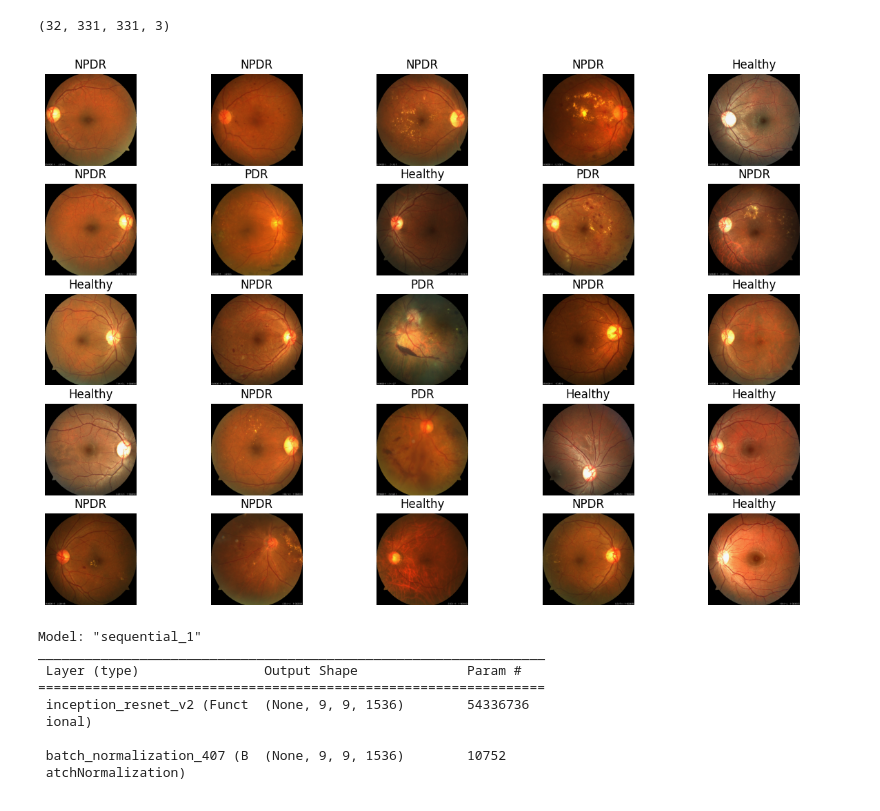
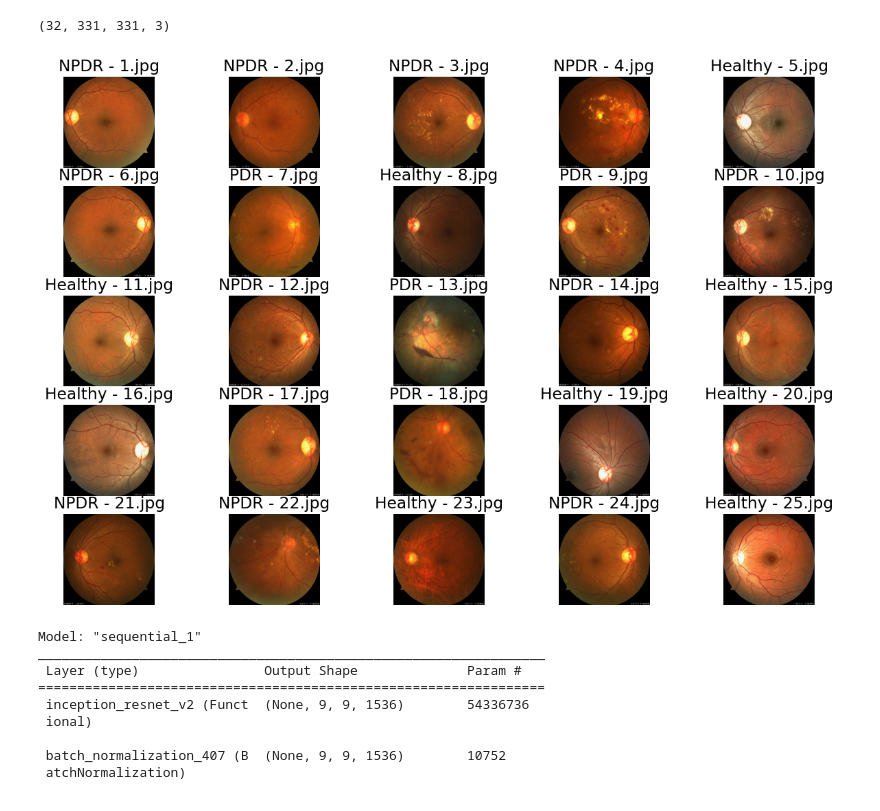
Before and after one commit to yiyangjessieyu/Deep-Learning-Image-Classifier, a Jupyter notebook: image_classifier_multi.ipynb, the cells around one changed output. Saved outputs shown, nothing was run; the diff lists cells and outputs as text; code cells hidden in the pictures.

```diff
--- a/image_classifier_multi.ipynb
+++ b/image_classifier_multi.ipynb
@@ -134,35 +134,32 @@ Found 32 validated image filenames belonging to 3 classes.
 # %%
 # Plot images
 
 a = train_generator.class_indices
 class_names = list(a.keys()) # storing class names in a list
 
 
-def plot_images(img, labels):
-	plt.figure(figsize=[15, 10])
-	for i in range(25):
-		plt.subplot(5, 5, i+1)
-		plt.imshow(img[i])
-		plt.title(class_names[np.argmax(labels[i])])
-		plt.axis('off')
+# def plot_images(img, labels):
+# 	plt.figure(figsize=[15, 10])
+# 	for i in range(25):
+# 		plt.subplot(5, 5, i+1)
+# 		plt.imshow(img[i])
+# 		plt.title(class_names[np.argmax(labels[i])])
+# 		plt.axis('off')
 
-plot_images(x,y)
+# plot_images(x,y)
 
 
-# def plot_images_with_numbers(img, labels, image_numbers):
-#     plt.figure(figsize=[15, 10])
-#     for i in range(25):
-#         plt.subplot(5, 5, i+1)
-#         plt.imshow(img[i])
-#         plt.title(f"{image_numbers[i]} - {class_names[np.argmax(labels[i])]}")
-#         plt.axis('off')
+def plot_images_with_numbers(img, labels, image_numbers):
+    plt.figure(figsize=[15, 10])
+    for i in range(25):
+        plt.subplot(5, 5, i+1)
+        plt.imshow(img[i])
+        plt.title(f"{class_names[np.argmax(labels[i])]} - {image_numbers[i]}")
+        plt.axis('off')
 
-# # Assuming you have a DataFrame named 'labels' with the 'Image Number' column
-# image_numbers = labels[x_name]
-
-# plot_images_with_numbers(x, y, image_numbers)
+plot_images_with_numbers(x, y, labels[x_name][:25])  # Plot the first 25 images and their numbers
 # %% [output]
-[figure, old version]
+[figure, new version]
 # %%
 # Build model
 
```
Also changed, not shown: parts of 1 cell of this notebook, 1 other file.
